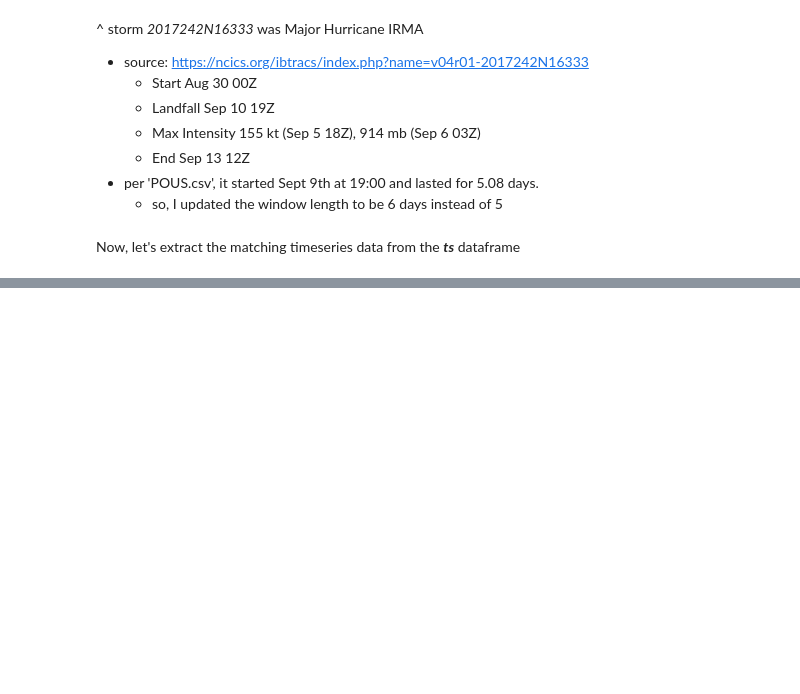
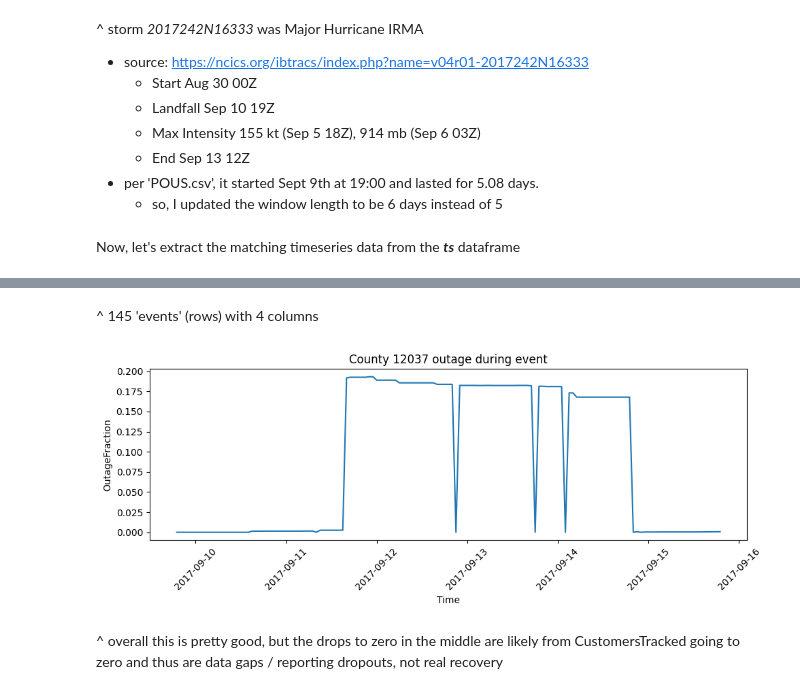
Before and after one commit to lukemccarvill/outage-recovery-forecasting, a Jupyter notebook: python_scripts/exploring_timeseries.ipynb, the cells around one changed output, grey strips where cells are left out. Cells and saved outputs as stored; diff of their text form; code cells hidden in the pictures; blank space fills up the shorter version.

```diff
--- a/python_scripts/exploring_timeseries.ipynb
+++ b/python_scripts/exploring_timeseries.ipynb
@@ -272,3 +272,12 @@ End: 2017-09-15 19:00:00
     * so, I updated the window length to be 6 days instead of 5
 # %% [markdown]
 Now, let's extract the matching timeseries data from the ***ts*** dataframe
+# %%
+one_event_ts = ts_fl[
+    (ts_fl["CountyFIPS"] == county_fips) &
+    (ts_fl["RecordDateTime"] >= event_start) &
+    (ts_fl["RecordDateTime"] <= event_end)
+].copy()
+
+print(one_event_ts.shape)
+display(one_event_ts.head())
@@ -274,0 +292,17 @@ Now, let's extract the matching timeseries data from the ***ts*** dataframe
+# %% [markdown]
+^ 145 'events' (rows) with 4 columns
+# %%
+import matplotlib.pyplot as plt
+
+plt.figure(figsize=(10, 4))
+plt.plot(one_event_ts["RecordDateTime"], one_event_ts["OutageFraction"])
+plt.title(f"County {county_fips} outage during event")
+plt.xlabel("Time")
+plt.ylabel("OutageFraction")
+plt.xticks(rotation=45)
+plt.tight_layout()
+plt.show()
+# %% [output]
+[figure, added]
+# %% [markdown]
+^ overall this is pretty good, but the drops to zero in the middle are likely from CustomersTracked going to zero and thus are data gaps / reporting dropouts, not real recovery
```
Also changed, not shown: parts of 24 cells of this notebook.
